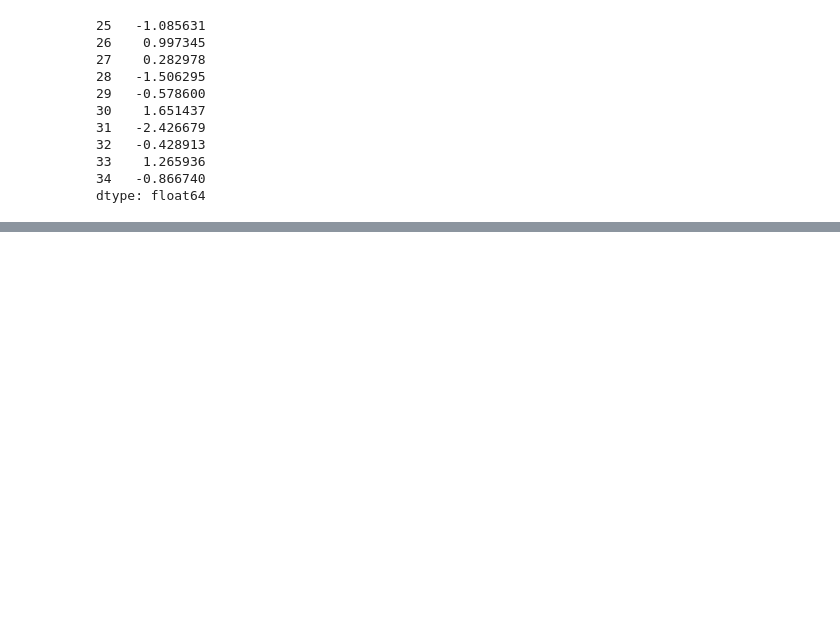
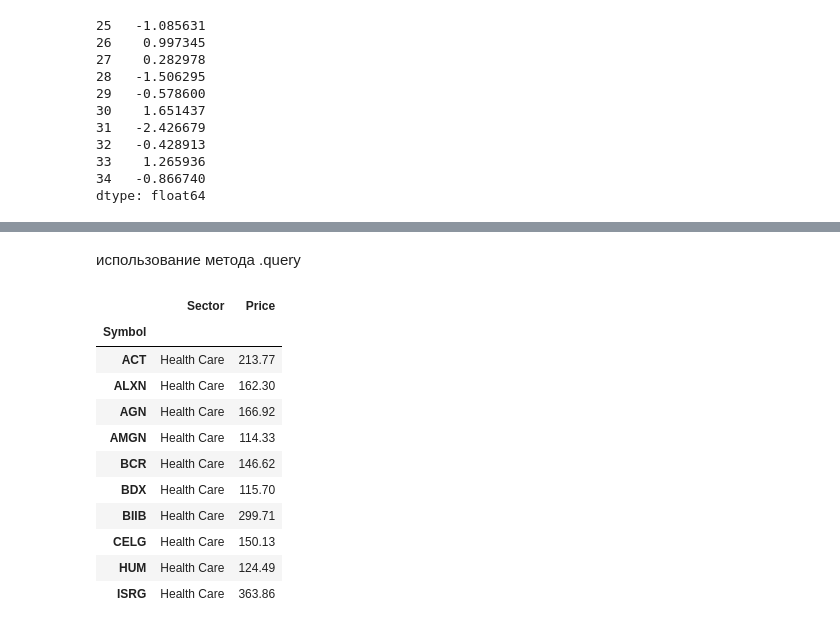
Before and after one commit to VorobyvEgor/Data_Science_with_Python, a Jupyter notebook: 1_Data_Structures.ipynb, the cells around one changed output, grey strips where cells are left out. Saved outputs shown, nothing was run; the diff lists cells and outputs as text; code cells hidden in the pictures; blank space fills up the shorter version.

```diff
--- a/1_Data_Structures.ipynb
+++ b/1_Data_Structures.ipynb
@@ -1002,0 +1439,18 @@ dtype: float64
+# %% [markdown]
+использование метода .query
+# %%
+r = sp500[(sp500.Sector == 'Health Care') & (sp500.Price >= 100)][['Sector', 'Price']]
+r.head(10)
+# %% [output]
+|  | Sector | Price |
+| Symbol |  |  |
+| ACT | Health Care | 213.77 |
+| ALXN | Health Care | 162.30 |
+| AGN | Health Care | 166.92 |
+| AMGN | Health Care | 114.33 |
+| BCR | Health Care | 146.62 |
+| BDX | Health Care | 115.70 |
+| BIIB | Health Care | 299.71 |
+| CELG | Health Care | 150.13 |
+| HUM | Health Care | 124.49 |
+| ISRG | Health Care | 363.86 |
```
Also changed, not shown: parts of 126 cells of this notebook.
